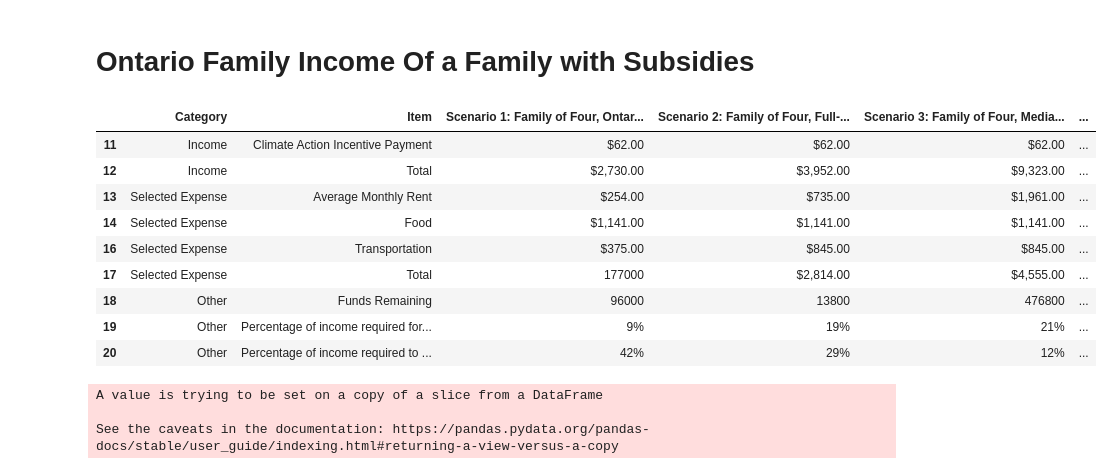
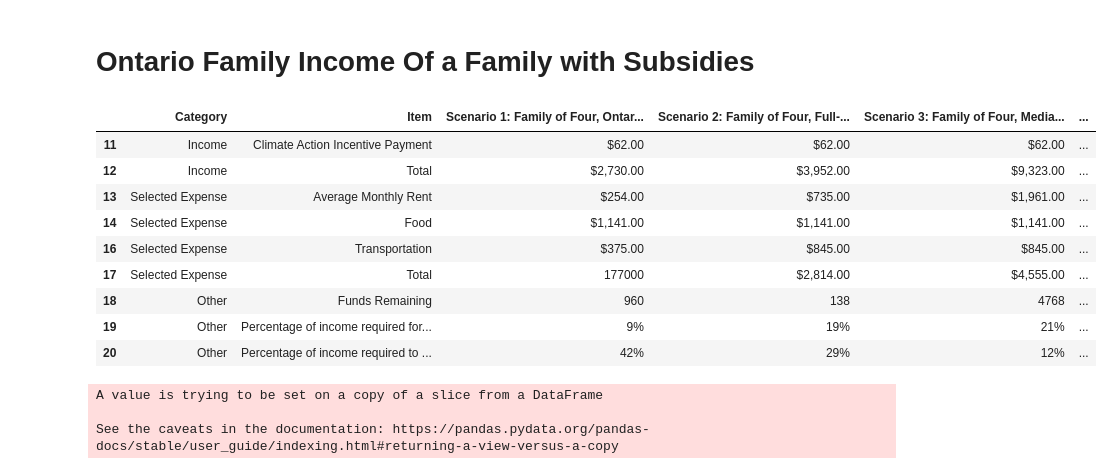
Before and after one commit to ycolagelo/Ontario-Housing-Project, a Jupyter notebook: MLS_analysi.ipynb, the cells around one changed output. Saved outputs shown, nothing was run; the diff lists cells and outputs as text; code cells hidden in the pictures.

```diff
--- a/MLS_analysi.ipynb
+++ b/MLS_analysi.ipynb
@@ -62,17 +61,17 @@ See the caveats in the documentation: https://pandas.pydata.org/pandas-docs/stab
 # %% [markdown]
 # Ontario Family Income Of a Family with Subsidies
 # %%
-df_1 = pd.read_csv(r"C:\Users\ycola\OneDrive\Documents\GroupProject1\2022 Income Scenario - With Subsidies (2).csv")
+df_1 = pd.read_csv(r"C:\Users\ycola\Downloads\2022 Income Scenario3 - With Subsidies - 2022 Income Scenario - With Subsidies.csv")
 df_1.dropna()
 # %% [output]
 |  | Category | Item | Scenario 1: Family of Four, Ontar... | Scenario 2: Family of Four, Full-... | Scenario 3: Family of Four, Media... | ... |
 | 11 | Income | Climate Action Incentive Payment | $62.00 | $62.00 | $62.00 | ... |
 | 12 | Income | Total | $2,730.00 | $3,952.00 | $9,323.00 | ... |
 | 13 | Selected Expense | Average Monthly Rent | $254.00 | $735.00 | $1,961.00 | ... |
 | 14 | Selected Expense | Food | $1,141.00 | $1,141.00 | $1,141.00 | ... |
 | 16 | Selected Expense | Transportation | $375.00 | $845.00 | $845.00 | ... |
 | 17 | Selected Expense | Total | 177000 | $2,814.00 | $4,555.00 | ... |
-| 18 | Other | Funds Remaining | 96000 | 13800 | 476800 | ... |
+| 18 | Other | Funds Remaining | 960 | 138 | 4768 | ... |
 | 19 | Other | Percentage of income required for... | 9% | 19% | 21% | ... |
 | 20 | Other | Percentage of income required to ... | 42% | 29% | 12% | ... |
 # %%
```
Also changed, not shown: parts of 5 cells of this notebook.
